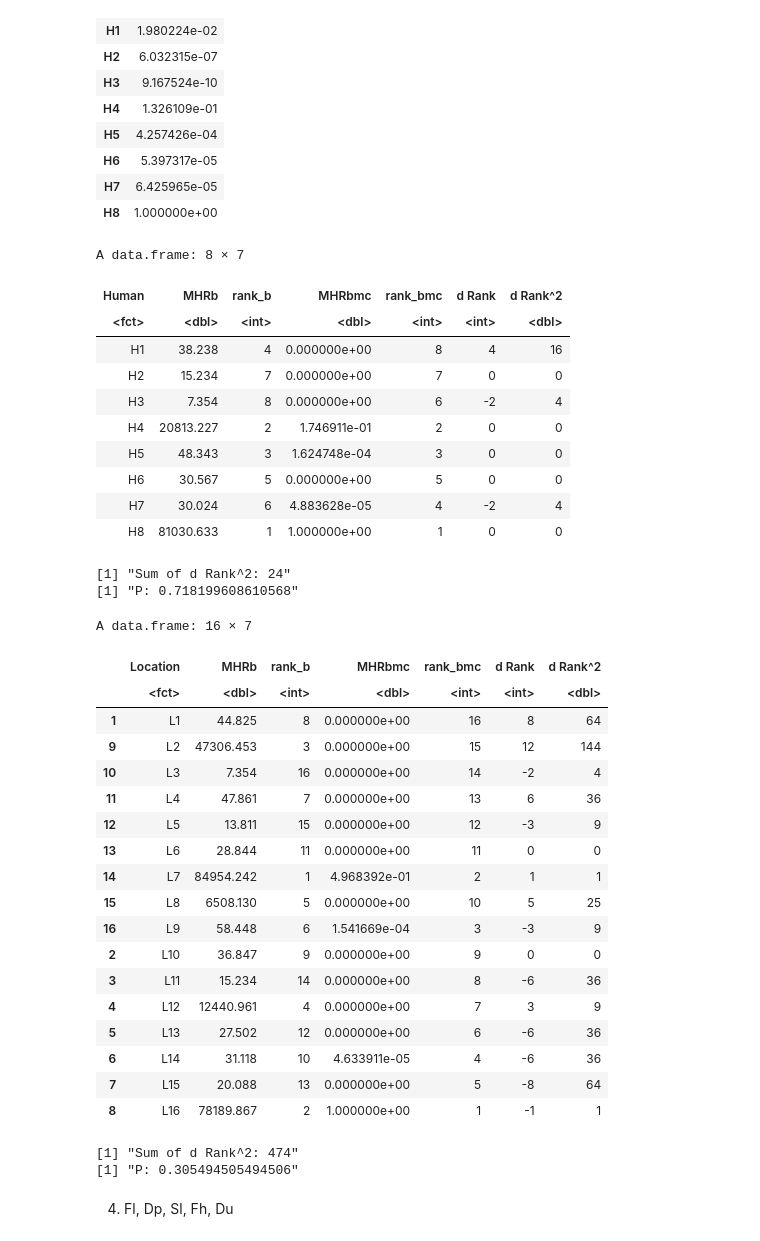
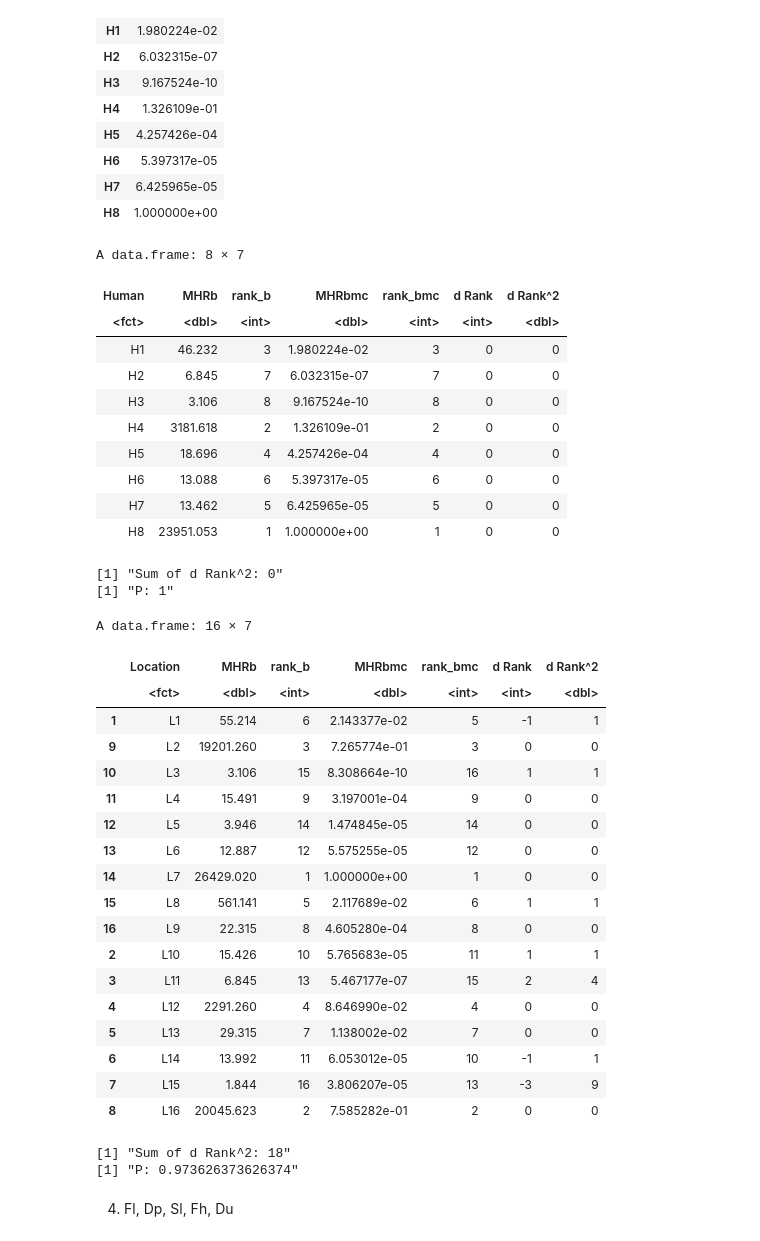
Before and after one commit to ludwigHoon/BPTNW, a Jupyter notebook: Bipartite Network Modelling for Measles Hotspot Detection.ipynb, the cells around one changed output. Cells and saved outputs as stored; diff of their text form; code cells hidden in the pictures.

```diff
--- a/Bipartite Network Modelling for Measles Hotspot Detection.ipynb
+++ b/Bipartite Network Modelling for Measles Hotspot Detection.ipynb
@@ -2045,8 +2077,8 @@ locationRank$rank_bmc[order.MHRb] <- nrow(locationRank):1
 #locationRank
 
 ####
-uci_human <- read.csv('UCI_Auth.csv') #Replace here
-uci_location <- read.csv('UCI_Hub.csv') # Replace here
+uci_human <- read.csv('c_result/authority_wAs.csv') #Replace here
+uci_location <- read.csv('c_result/hub_wAs.csv') # Replace here
 names(uci_human)<-c("Human", "MHRb")
 names(uci_location)<-c("Location", "MHRb")
 
@@ -2182,8 +2214,8 @@ locationRank$rank_bmc[order.MHRb] <- nrow(locationRank):1
 #locationRank
 
 ####
-uci_human <- read.csv('UCI_Auth.csv') #Replace here
-uci_location <- read.csv('UCI_Hub.csv') # Replace here
+uci_human <- read.csv('c_result/authority_wP.csv') #Replace here
+uci_location <- read.csv('c_result/hub_wP.csv') # Replace here
 names(uci_human)<-c("Human", "MHRb")
 names(uci_location)<-c("Location", "MHRb")
 
@@ -2323,8 +2355,8 @@ locationRank$rank_bmc[order.MHRb] <- nrow(locationRank):1
 #locationRank
 
 ####
-uci_human <- read.csv('UCI_Auth.csv') #Replace here
-uci_location <- read.csv('UCI_Hub.csv') # Replace here
+uci_human <- read.csv('c_result/authority_wLMO1.csv') #Replace here
+uci_location <- read.csv('c_result/hub_wLMO1.csv') # Replace here
 names(uci_human)<-c("Human", "MHRb")
 names(uci_location)<-c("Location", "MHRb")
 
@@ -2464,8 +2495,8 @@ locationRank$rank_bmc[order.MHRb] <- nrow(locationRank):1
 #locationRank
 
 ####
-uci_human <- read.csv('UCI_Auth.csv') #Replace here
-uci_location <- read.csv('UCI_Hub.csv') # Replace here
+uci_human <- read.csv('c_result/authority_wLMO2.csv') #Replace here
+uci_location <- read.csv('c_result/hub_wLMO2.csv') # Replace here
 names(uci_human)<-c("Human", "MHRb")
 names(uci_location)<-c("Location", "MHRb")
 
@@ -2605,8 +2636,8 @@ locationRank$rank_bmc[order.MHRb] <- nrow(locationRank):1
 #locationRank
 
 ####
-uci_human <- read.csv('UCI_Auth.csv') #Replace here
-uci_location <- read.csv('UCI_Hub.csv') # Replace here
+uci_human <- read.csv('c_result/authority_wLMO3.csv') #Replace here
+uci_location <- read.csv('c_result/hub_wLMO3.csv') # Replace here
 names(uci_human)<-c("Human", "MHRb")
 names(uci_location)<-c("Location", "MHRb")
 
@@ -2614,61 +2645,61 @@ names(uci_location)<-c("Location", "MHRb")
 uci_human$rank_b <- NA
 order.MHRb<-order(uci_human$MHRb)
 uci_human$rank_b[order.MHRb] <- nrow(uci_human):1
 #uci_human
 
 #Location UCI
 uci_location$rank_b <- NA
 order.MHRb<-order(uci_location$MHRb)
 uci_location$rank_b[order.MHRb] <- nrow(uci_location):1
 #uci_location
 
 human_compare_2 <- merge(uci_human, humanRank, by='Human')
 location_compare_2 <- merge(uci_location, locationRank, by='Location')
 human_compare_2$`d Rank` <- human_compare_2$rank_bmc - human_compare_2$rank_b
 location_compare_2$`d Rank` <- location_compare_2$rank_bmc - location_compare_2$rank_b
 human_compare_2$`d Rank^2` <- (human_compare_2$`d Rank`)^2
 location_compare_2$`d Rank^2` <- (location_compare_2$`d Rank`)^2
 human_compare_2
 print(paste("Sum of d Rank^2:",sum(human_compare_2$`d Rank^2`)))
 print(paste("P:",1-((6*sum(human_compare_2$`d Rank^2`))/(nrow(human_compare_2)*nrow(human_compare_2)**2-1))  ))
 location_compare_2[order(as.numeric(gsub("L","", location_compare_2$Location))),]
 print(paste("Sum of d Rank^2:",sum(location_compare_2$`d Rank^2`)))
 print(paste("P:",1-((6*sum(location_compare_2$`d Rank^2`))/(nrow(location_compare_2)*nrow(location_compare_2)**2-1))  ))
 # %% [output]
 A data.frame: 8 × 7
 | Human | MHRb | rank_b | MHRbmc | rank_bmc | d Rank | d Rank^2 |
 | <fct> | <dbl> | <int> | <dbl> | <int> | <int> | <dbl> |
-| H1 | 38.238 | 4 | 0.000000e+00 | 8 | 4 | 16 |
-| H2 | 15.234 | 7 | 0.000000e+00 | 7 | 0 | 0 |
-| H3 | 7.354 | 8 | 0.000000e+00 | 6 | -2 | 4 |
-| H4 | 20813.227 | 2 | 1.746911e-01 | 2 | 0 | 0 |
-| H5 | 48.343 | 3 | 1.624748e-04 | 3 | 0 | 0 |
-| H6 | 30.567 | 5 | 0.000000e+00 | 5 | 0 | 0 |
-| H7 | 30.024 | 6 | 4.883628e-05 | 4 | -2 | 4 |
-| H8 | 81030.633 | 1 | 1.000000e+00 | 1 | 0 | 0 |
+| H1 | 46.232 | 3 | 1.980224e-02 | 3 | 0 | 0 |
+| H2 | 6.845 | 7 | 6.032315e-07 | 7 | 0 | 0 |
+| H3 | 3.106 | 8 | 9.167524e-10 | 8 | 0 | 0 |
+| H4 | 3181.618 | 2 | 1.326109e-01 | 2 | 0 | 0 |
+| H5 | 18.696 | 4 | 4.257426e-04 | 4 | 0 | 0 |
+| H6 | 13.088 | 6 | 5.397317e-05 | 6 | 0 | 0 |
+| H7 | 13.462 | 5 | 6.425965e-05 | 5 | 0 | 0 |
+| H8 | 23951.053 | 1 | 1.000000e+00 | 1 | 0 | 0 |
-[1] "Sum of d Rank^2: 24"
-[1] "P: 0.718199608610568"
+[1] "Sum of d Rank^2: 0"
+[1] "P: 1"
 A data.frame: 16 × 7
 |  | Location | MHRb | rank_b | MHRbmc | rank_bmc | d Rank | d Rank^2 |
 |  | <fct> | <dbl> | <int> | <dbl> | <int> | <int> | <dbl> |
-| 1 | L1 | 44.825 | 8 | 0.000000e+00 | 16 | 8 | 64 |
-| 9 | L2 | 47306.453 | 3 | 0.000000e+00 | 15 | 12 | 144 |
-| 10 | L3 | 7.354 | 16 | 0.000000e+00 | 14 | -2 | 4 |
-| 11 | L4 | 47.861 | 7 | 0.000000e+00 | 13 | 6 | 36 |
-| 12 | L5 | 13.811 | 15 | 0.000000e+00 | 12 | -3 | 9 |
-| 13 | L6 | 28.844 | 11 | 0.000000e+00 | 11 | 0 | 0 |
-| 14 | L7 | 84954.242 | 1 | 4.968392e-01 | 2 | 1 | 1 |
-| 15 | L8 | 6508.130 | 5 | 0.000000e+00 | 10 | 5 | 25 |
-| 16 | L9 | 58.448 | 6 | 1.541669e-04 | 3 | -3 | 9 |
-| 2 | L10 | 36.847 | 9 | 0.000000e+00 | 9 | 0 | 0 |
-| 3 | L11 | 15.234 | 14 | 0.000000e+00 | 8 | -6 | 36 |
-| 4 | L12 | 12440.961 | 4 | 0.000000e+00 | 7 | 3 | 9 |
-| 5 | L13 | 27.502 | 12 | 0.000000e+00 | 6 | -6 | 36 |
-| 6 | L14 | 31.118 | 10 | 4.633911e-05 | 4 | -6 | 36 |
-| 7 | L15 | 20.088 | 13 | 0.000000e+00 | 5 | -8 | 64 |
-| 8 | L16 | 78189.867 | 2 | 1.000000e+00 | 1 | -1 | 1 |
+| 1 | L1 | 55.214 | 6 | 2.143377e-02 | 5 | -1 | 1 |
+| 9 | L2 | 19201.260 | 3 | 7.265774e-01 | 3 | 0 | 0 |
+| 10 | L3 | 3.106 | 15 | 8.308664e-10 | 16 | 1 | 1 |
+| 11 | L4 | 15.491 | 9 | 3.197001e-04 | 9 | 0 | 0 |
+| 12 | L5 | 3.946 | 14 | 1.474845e-05 | 14 | 0 | 0 |
+| 13 | L6 | 12.887 | 12 | 5.575255e-05 | 12 | 0 | 0 |
+| 14 | L7 | 26429.020 | 1 | 1.000000e+00 | 1 | 0 | 0 |
+| 15 | L8 | 561.141 | 5 | 2.117689e-02 | 6 | 1 | 1 |
+| 16 | L9 | 22.315 | 8 | 4.605280e-04 | 8 | 0 | 0 |
+| 2 | L10 | 15.426 | 10 | 5.765683e-05 | 11 | 1 | 1 |
+| 3 | L11 | 6.845 | 13 | 5.467177e-07 | 15 | 2 | 4 |
+| 4 | L12 | 2291.260 | 4 | 8.646990e-02 | 4 | 0 | 0 |
+| 5 | L13 | 29.315 | 7 | 1.138002e-02 | 7 | 0 | 0 |
+| 6 | L14 | 13.992 | 11 | 6.053012e-05 | 10 | -1 | 1 |
+| 7 | L15 | 1.844 | 16 | 3.806207e-05 | 13 | -3 | 9 |
+| 8 | L16 | 20045.623 | 2 | 7.585282e-01 | 2 | 0 | 0 |
-[1] "Sum of d Rank^2: 474"
-[1] "P: 0.305494505494506"
+[1] "Sum of d Rank^2: 18"
+[1] "P: 0.973626373626374"
 # %% [markdown]
 4. Fl, Dp, Sl, Fh, Du
 # %%
```
Also changed, not shown: parts of 17 cells of this notebook, 37 other files.
